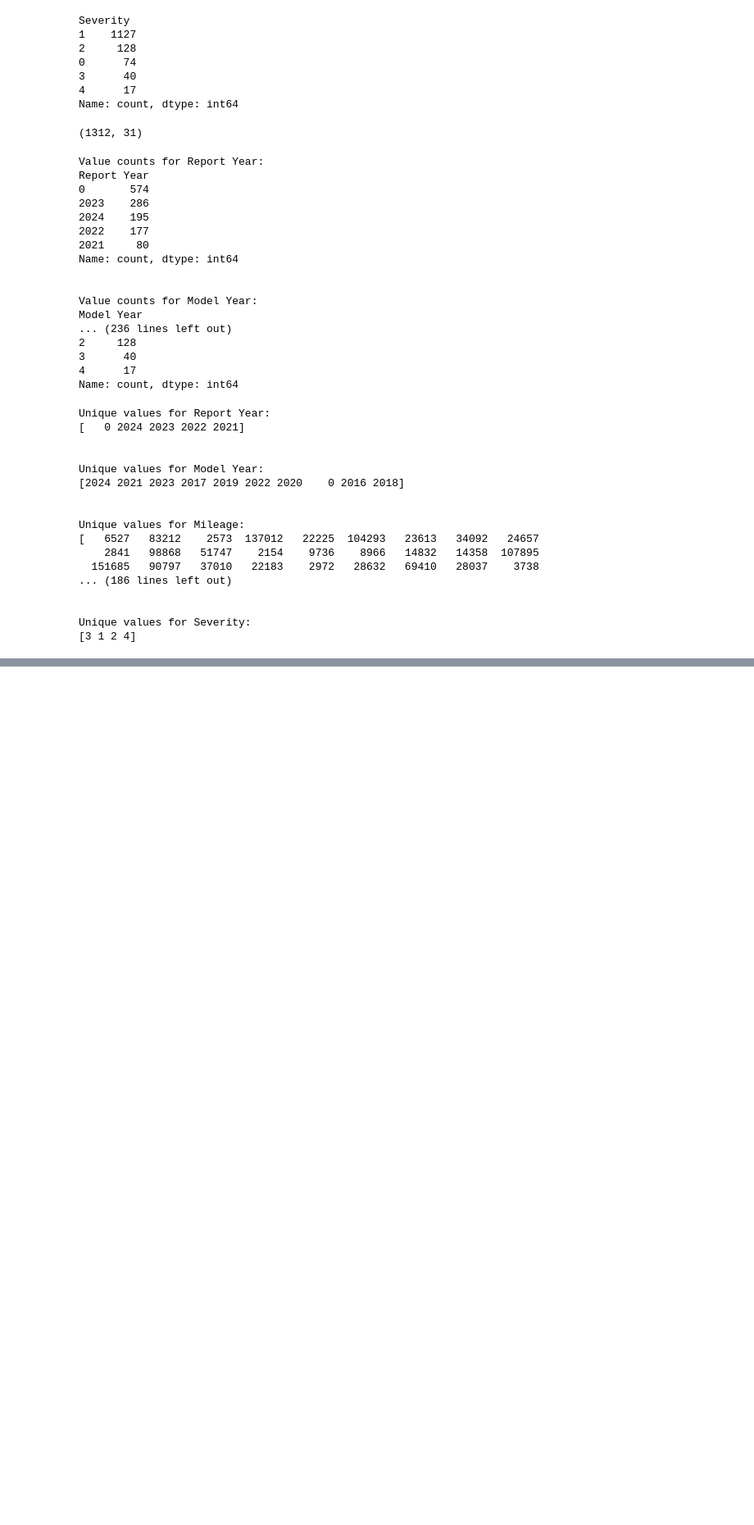
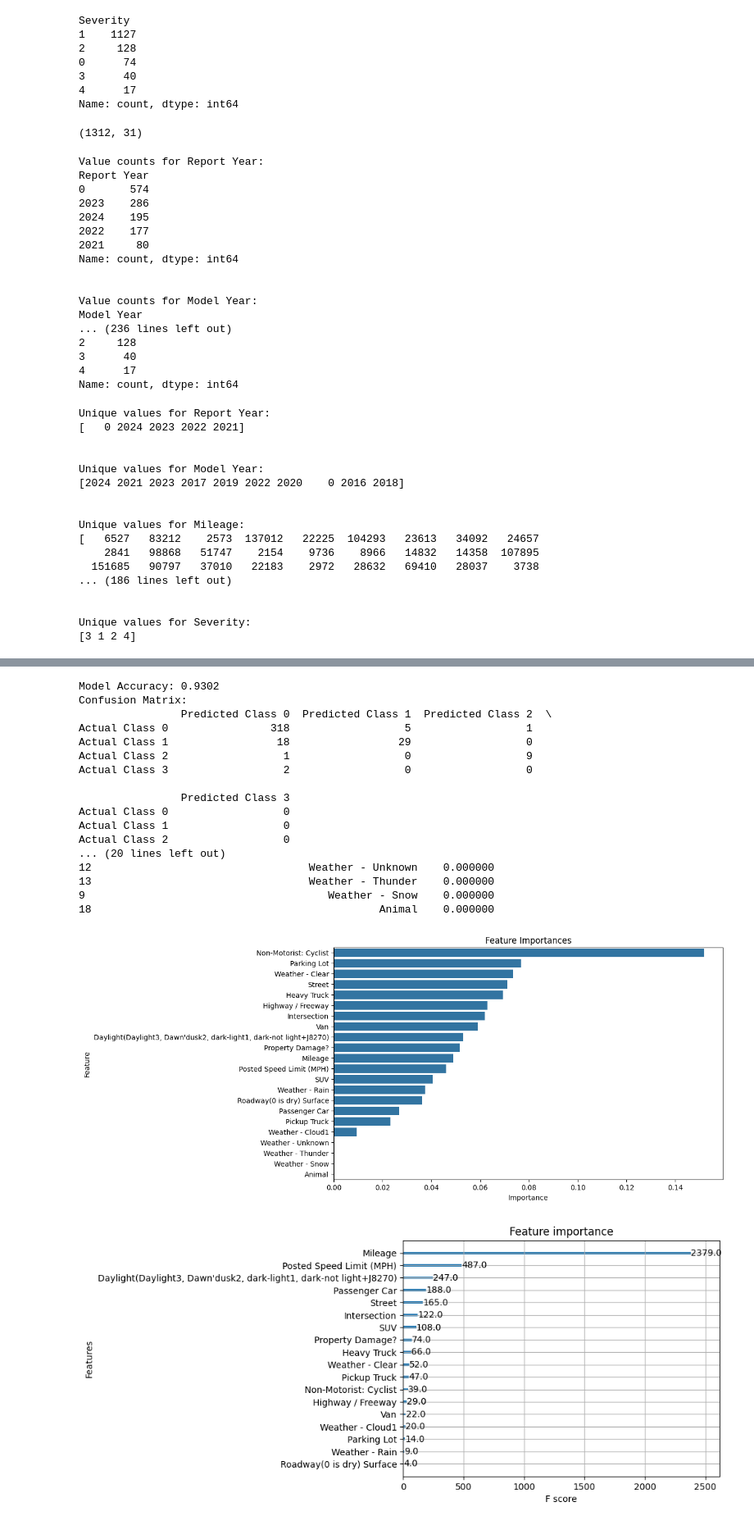
Before and after one commit to Johnnnn08/AV-Traffic-accidents-Analysis, a Jupyter notebook: Data Cleaning.ipynb, the cells around one changed output, grey strips where cells are left out. Shown at 82% size. Cells and saved outputs as stored; diff of their text form; code cells hidden in the pictures; blank space fills up the shorter version.

```diff
--- a/Data Cleaning.ipynb
+++ b/Data Cleaning.ipynb
@@ -230,0 +296,76 @@ Decision Tree Model Accuracy: 0.9121
+# %%
+import xgboost as xgb
+from xgboost import plot_importance
+import matplotlib.pyplot as plt
+import seaborn as sns
+from sklearn.metrics import accuracy_score, confusion_matrix
+import pandas as pd
+
+# Adjust the classes in y to start from 0
+y_train_adjusted = y_train - 1
+y_test_adjusted = y_test - 1
+
+# Initialize and train the XGBoost model
+xgb_model = xgb.XGBClassifier(random_state=42)
+xgb_model.fit(x_train, y_train_adjusted)
+y_pred_xgb = xgb_model.predict(x_test)
+# Evaluate accuracy
+accuracy = accuracy_score(y_test_adjusted, y_pred_xgb)
+print(f"Model Accuracy: {accuracy:.4f}")
+
+# Compute confusion matrix
+cm = confusion_matrix(y_test_adjusted, y_pred_xgb)
+
+# Create a DataFrame with row and column names
+cm_df = pd.DataFrame(cm,
+					 index=["Actual Class 0", "Actual Class 1", "Actual Class 2", "Actual Class 3"],  # Row names
+					 columns=["Predicted Class 0", "Predicted Class 1", "Predicted Class 2", "Predicted Class 3"])  # Column names
+
+# Print labeled confusion matrix
+print("Confusion Matrix:")
+print(cm_df)
+
+# Get feature importances
+importances = xgb_model.feature_importances_
+
+# Create a DataFrame for a nicer display and sorting
+feature_importance_df = pd.DataFrame({
+    'Feature': x_train.columns,
+    'Importance': importances
+})
+
+# Sort the DataFrame by importance (largest to smallest)
+feature_importance_df = feature_importance_df.sort_values(by='Importance', ascending=False)
+print(feature_importance_df)
+
+# Plot using seaborn for a cleaner look
+plt.figure(figsize=(10, 6))
+sns.barplot(x='Importance', y='Feature', data=feature_importance_df)
+plt.title('Feature Importances')
+plt.xlabel('Importance')
+plt.ylabel('Feature')
+plt.show()
+
+# Alternatively, you can use the built-in plot_importance function
+plot_importance(xgb_model)
+plt.show()
+# %% [output]
+Model Accuracy: 0.9302
+Confusion Matrix:
+                Predicted Class 0  Predicted Class 1  Predicted Class 2  \
+Actual Class 0                318                  5                  1
+Actual Class 1                 18                 29                  0
+Actual Class 2                  1                  0                  9
+Actual Class 3                  2                  0                  0
+
+                Predicted Class 3
+Actual Class 0                  0
+Actual Class 1                  0
+Actual Class 2                  0
+... (20 lines left out)
+12                                  Weather - Unknown    0.000000
+13                                  Weather - Thunder    0.000000
+9                                      Weather - Snow    0.000000
+18                                             Animal    0.000000
+[figure, added]
+[figure, added]
```
Also changed, not shown: parts of 18 cells of this notebook.
